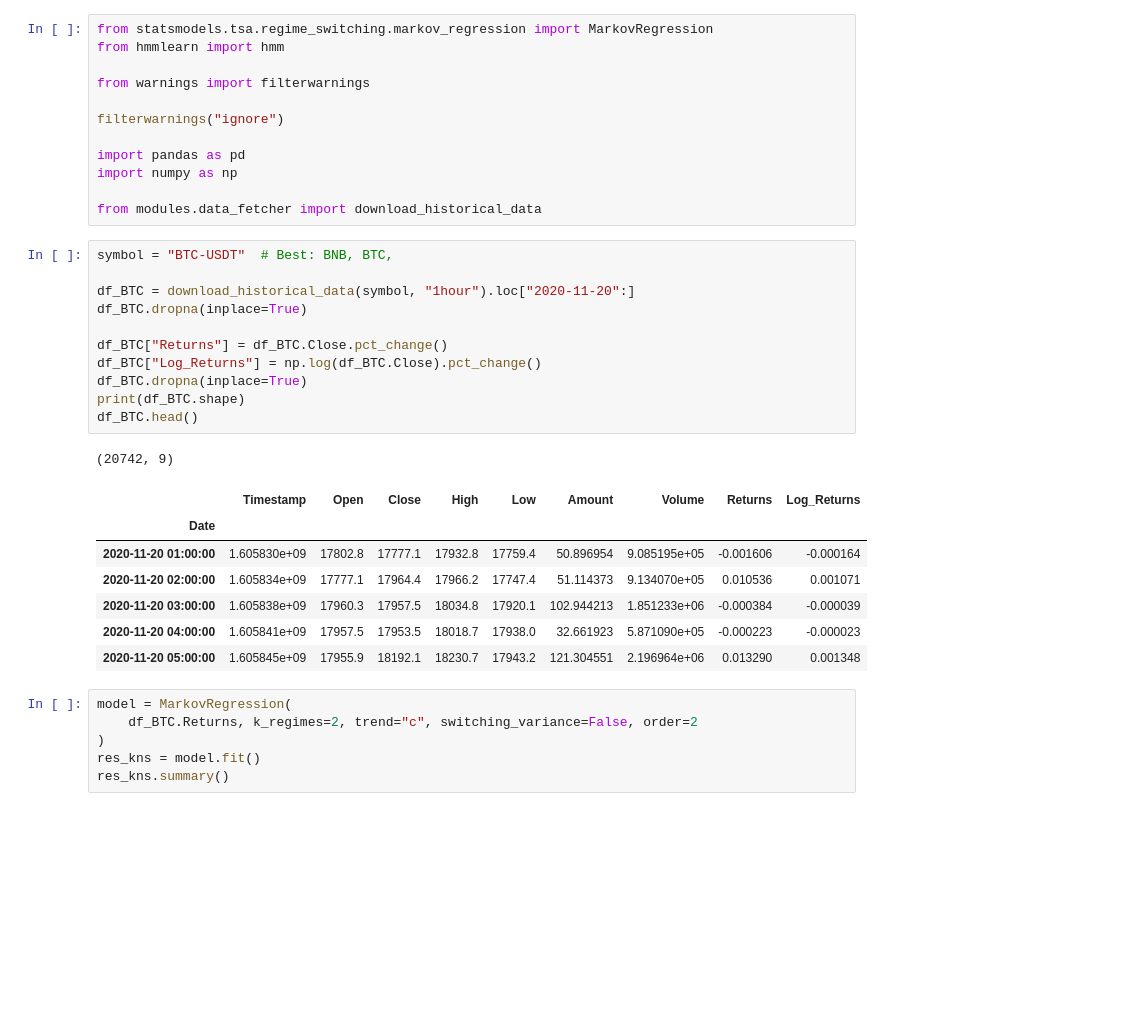
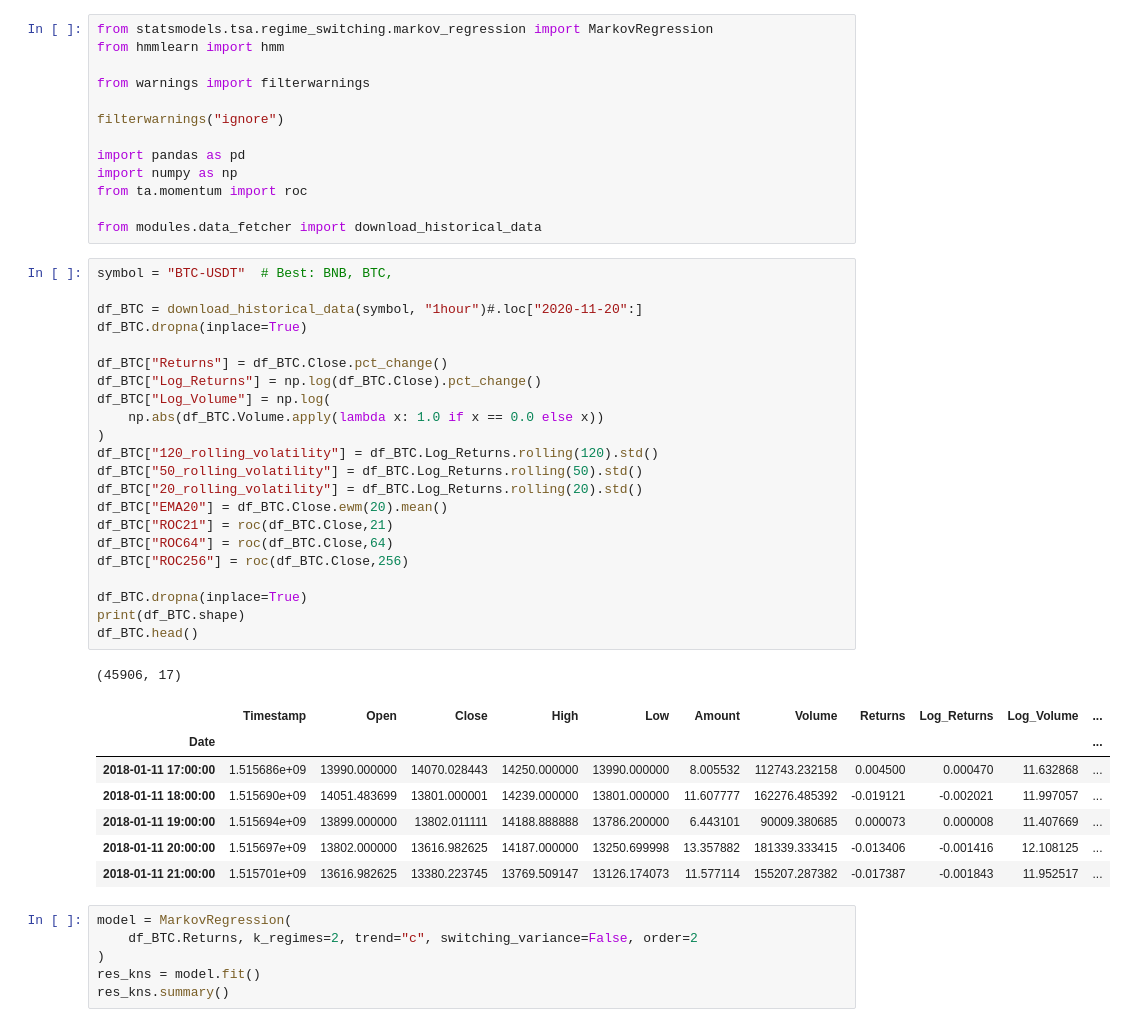
Before and after one commit to BaptisteZloch/Machine-learning-techniques-in-finance, a Jupyter notebook: src/10_Markov_Model_and_Regimes.ipynb, the cells around one changed output. Saved outputs shown, nothing was run; the diff lists cells and outputs as text; blank space fills up the shorter version.

```diff
--- a/src/10_Markov_Model_and_Regimes.ipynb
+++ b/src/10_Markov_Model_and_Regimes.ipynb
@@ -8,28 +8,40 @@ filterwarnings("ignore")
 
 import pandas as pd
 import numpy as np
+from ta.momentum import roc
 
 from modules.data_fetcher import download_historical_data
 # %%
 symbol = "BTC-USDT"  # Best: BNB, BTC,
 
-df_BTC = download_historical_data(symbol, "1hour").loc["2020-11-20":]
+df_BTC = download_historical_data(symbol, "1hour")#.loc["2020-11-20":]
 df_BTC.dropna(inplace=True)
 
 df_BTC["Returns"] = df_BTC.Close.pct_change()
 df_BTC["Log_Returns"] = np.log(df_BTC.Close).pct_change()
+df_BTC["Log_Volume"] = np.log(
+    np.abs(df_BTC.Volume.apply(lambda x: 1.0 if x == 0.0 else x))
+)
+df_BTC["120_rolling_volatility"] = df_BTC.Log_Returns.rolling(120).std()
+df_BTC["50_rolling_volatility"] = df_BTC.Log_Returns.rolling(50).std()
+df_BTC["20_rolling_volatility"] = df_BTC.Log_Returns.rolling(20).std()
+df_BTC["EMA20"] = df_BTC.Close.ewm(20).mean()
+df_BTC["ROC21"] = roc(df_BTC.Close,21)
+df_BTC["ROC64"] = roc(df_BTC.Close,64)
+df_BTC["ROC256"] = roc(df_BTC.Close,256)
+
 df_BTC.dropna(inplace=True)
 print(df_BTC.shape)
 df_BTC.head()
 # %% [output]
-(20742, 9)
+(45906, 17)
-|  | Timestamp | Open | Close | High | Low | Amount | Volume | Returns | Log_Returns |
-| Date |  |  |  |  |  |  |  |  |  |
-| 2020-11-20 01:00:00 | 1.605830e+09 | 17802.8 | 17777.1 | 17932.8 | 17759.4 | 50.896954 | 9.085195e+05 | -0.001606 | -0.000164 |
-| 2020-11-20 02:00:00 | 1.605834e+09 | 17777.1 | 17964.4 | 17966.2 | 17747.4 | 51.114373 | 9.134070e+05 | 0.010536 | 0.001071 |
-| 2020-11-20 03:00:00 | 1.605838e+09 | 17960.3 | 17957.5 | 18034.8 | 17920.1 | 102.944213 | 1.851233e+06 | -0.000384 | -0.000039 |
-| 2020-11-20 04:00:00 | 1.605841e+09 | 17957.5 | 17953.5 | 18018.7 | 17938.0 | 32.661923 | 5.871090e+05 | -0.000223 | -0.000023 |
-| 2020-11-20 05:00:00 | 1.605845e+09 | 17955.9 | 18192.1 | 18230.7 | 17943.2 | 121.304551 | 2.196964e+06 | 0.013290 | 0.001348 |
+|  | Timestamp | Open | Close | High | Low | Amount | Volume | Returns | Log_Returns | Log_Volume | ... |
+| Date |  |  |  |  |  |  |  |  |  |  | ... |
+| 2018-01-11 17:00:00 | 1.515686e+09 | 13990.000000 | 14070.028443 | 14250.000000 | 13990.000000 | 8.005532 | 112743.232158 | 0.004500 | 0.000470 | 11.632868 | ... |
+| 2018-01-11 18:00:00 | 1.515690e+09 | 14051.483699 | 13801.000001 | 14239.000000 | 13801.000000 | 11.607777 | 162276.485392 | -0.019121 | -0.002021 | 11.997057 | ... |
+| 2018-01-11 19:00:00 | 1.515694e+09 | 13899.000000 | 13802.011111 | 14188.888888 | 13786.200000 | 6.443101 | 90009.380685 | 0.000073 | 0.000008 | 11.407669 | ... |
+| 2018-01-11 20:00:00 | 1.515697e+09 | 13802.000000 | 13616.982625 | 14187.000000 | 13250.699998 | 13.357882 | 181339.333415 | -0.013406 | -0.001416 | 12.108125 | ... |
+| 2018-01-11 21:00:00 | 1.515701e+09 | 13616.982625 | 13380.223745 | 13769.509147 | 13126.174073 | 11.577114 | 155207.287382 | -0.017387 | -0.001843 | 11.952517 | ... |
 # %%
 model = MarkovRegression(
     df_BTC.Returns, k_regimes=2, trend="c", switching_variance=False, order=2
```
Also changed, not shown: parts of 3 cells of this notebook, 2 other files.
